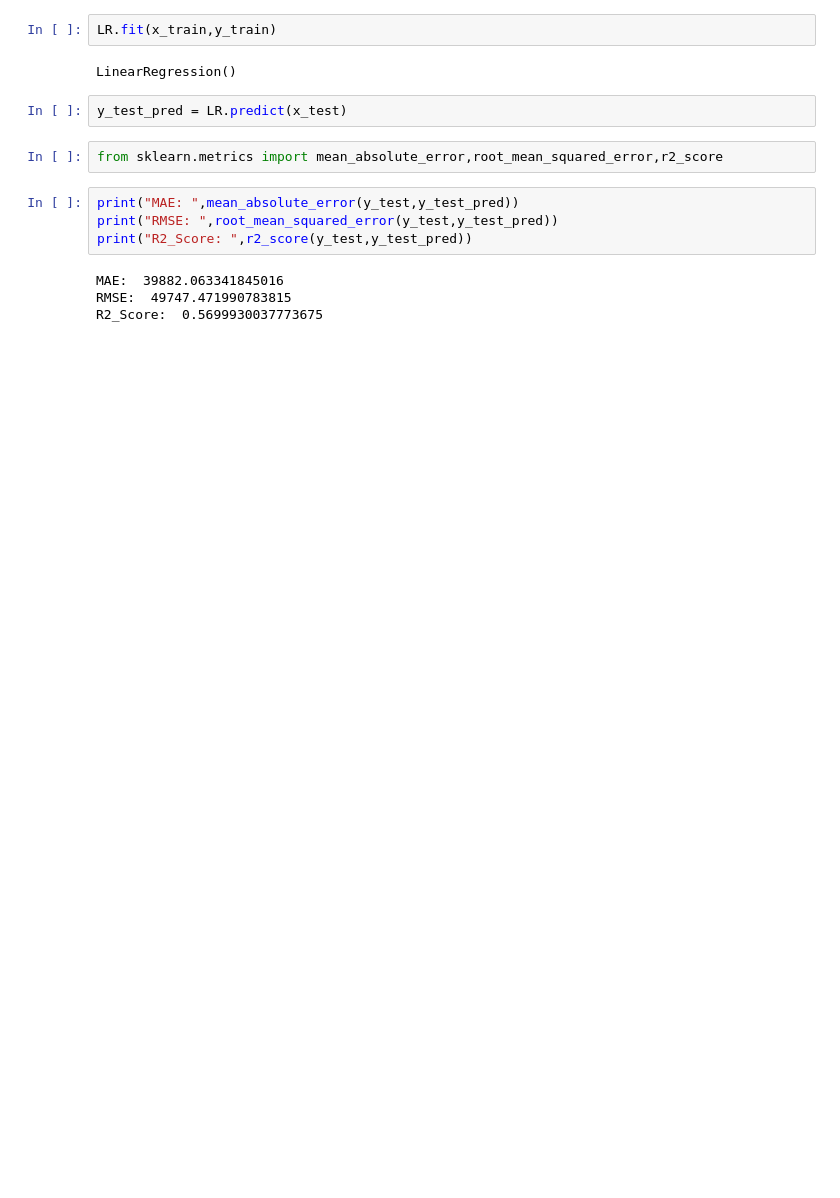
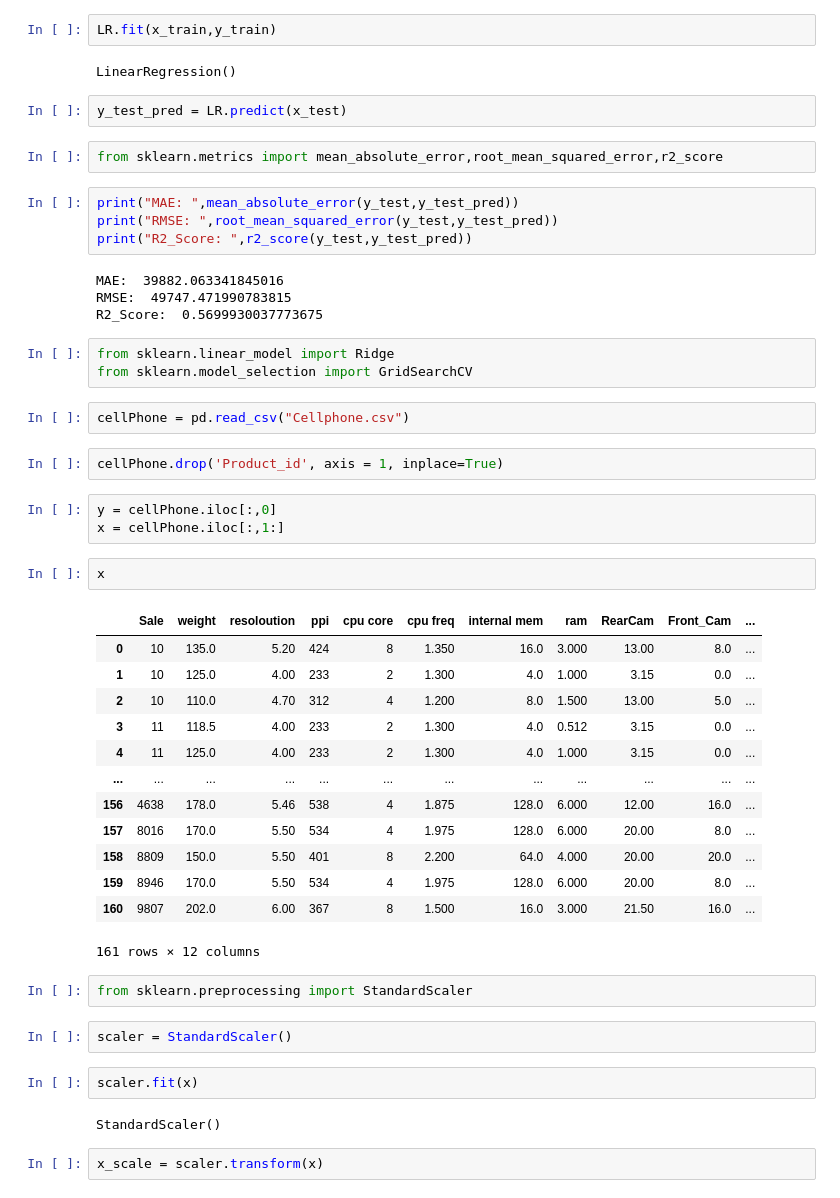
Before and after one commit to memonY49/SMIT-AI-DS-Batch-4, a Jupyter notebook: ML Examples/LinearRegressionExamples.ipynb, the cells around one changed output. Saved outputs shown, nothing was run; the diff lists cells and outputs as text; blank space fills up the shorter version.

```diff
--- a/ML Examples/LinearRegressionExamples.ipynb
+++ b/ML Examples/LinearRegressionExamples.ipynb
@@ -148,3 +148,39 @@ print("R2_Score: ",r2_score(y_test,y_test_pred))
 MAE:  39882.063341845016
 RMSE:  49747.471990783815
 R2_Score:  0.5699930037773675
+# %%
+from sklearn.linear_model import Ridge
+from sklearn.model_selection import GridSearchCV
+# %%
+cellPhone = pd.read_csv("Cellphone.csv")
+# %%
+cellPhone.drop('Product_id', axis = 1, inplace=True)
+# %%
+y = cellPhone.iloc[:,0]
+x = cellPhone.iloc[:,1:]
+# %%
+x
+# %% [output]
+|  | Sale | weight | resoloution | ppi | cpu core | cpu freq | internal mem | ram | RearCam | Front_Cam | ... |
+| 0 | 10 | 135.0 | 5.20 | 424 | 8 | 1.350 | 16.0 | 3.000 | 13.00 | 8.0 | ... |
+| 1 | 10 | 125.0 | 4.00 | 233 | 2 | 1.300 | 4.0 | 1.000 | 3.15 | 0.0 | ... |
+| 2 | 10 | 110.0 | 4.70 | 312 | 4 | 1.200 | 8.0 | 1.500 | 13.00 | 5.0 | ... |
+| 3 | 11 | 118.5 | 4.00 | 233 | 2 | 1.300 | 4.0 | 0.512 | 3.15 | 0.0 | ... |
+| 4 | 11 | 125.0 | 4.00 | 233 | 2 | 1.300 | 4.0 | 1.000 | 3.15 | 0.0 | ... |
+| ... | ... | ... | ... | ... | ... | ... | ... | ... | ... | ... | ... |
+| 156 | 4638 | 178.0 | 5.46 | 538 | 4 | 1.875 | 128.0 | 6.000 | 12.00 | 16.0 | ... |
+| 157 | 8016 | 170.0 | 5.50 | 534 | 4 | 1.975 | 128.0 | 6.000 | 20.00 | 8.0 | ... |
+| 158 | 8809 | 150.0 | 5.50 | 401 | 8 | 2.200 | 64.0 | 4.000 | 20.00 | 20.0 | ... |
+| 159 | 8946 | 170.0 | 5.50 | 534 | 4 | 1.975 | 128.0 | 6.000 | 20.00 | 8.0 | ... |
+| 160 | 9807 | 202.0 | 6.00 | 367 | 8 | 1.500 | 16.0 | 3.000 | 21.50 | 16.0 | ... |
+161 rows × 12 columns
+# %%
+from sklearn.preprocessing import StandardScaler
+# %%
+scaler = StandardScaler()
+# %%
+scaler.fit(x)
+# %% [output]
+StandardScaler()
+# %%
+x_scale = scaler.transform(x)
```
Also changed, not shown: parts of 15 cells of this notebook, 2 other files.
